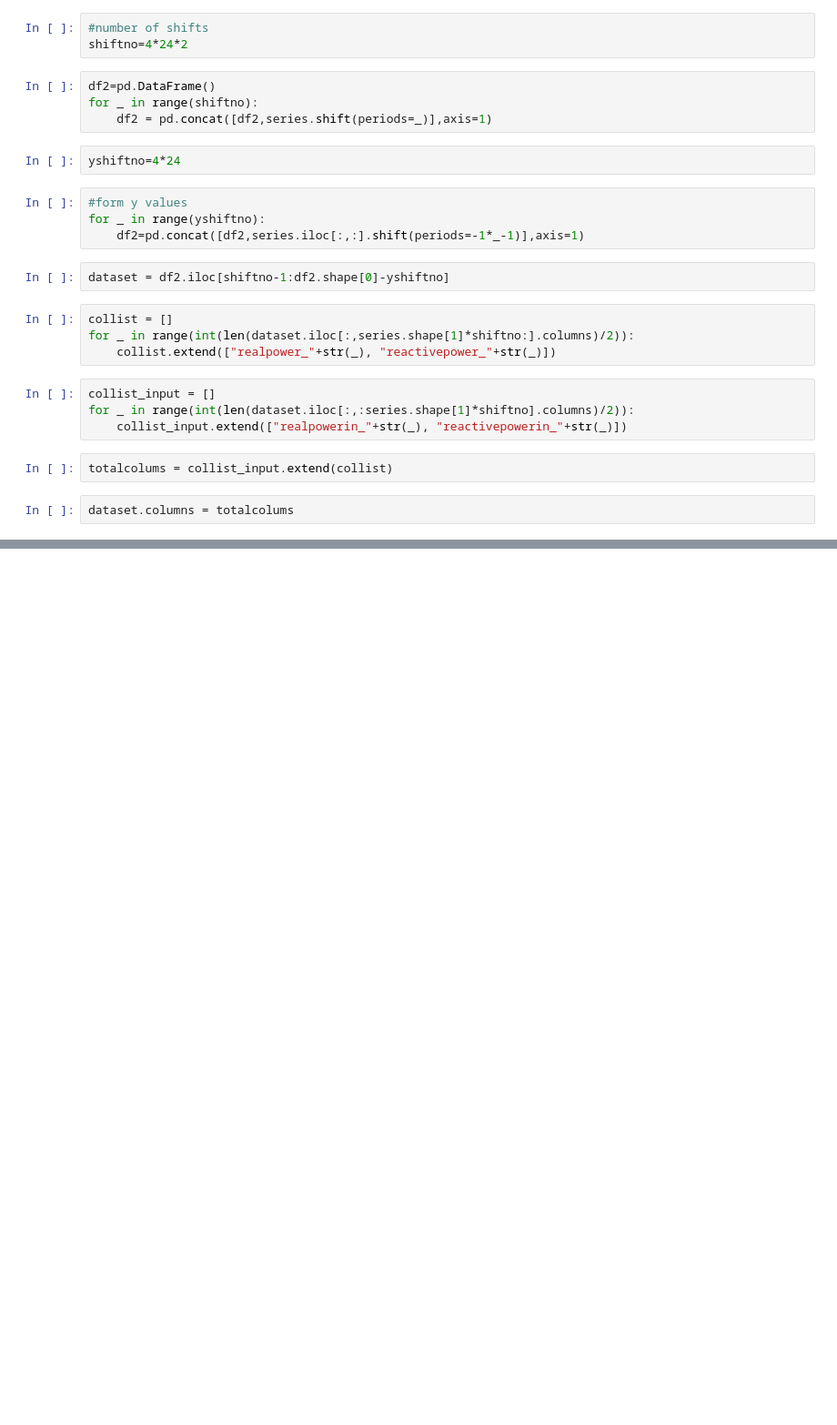
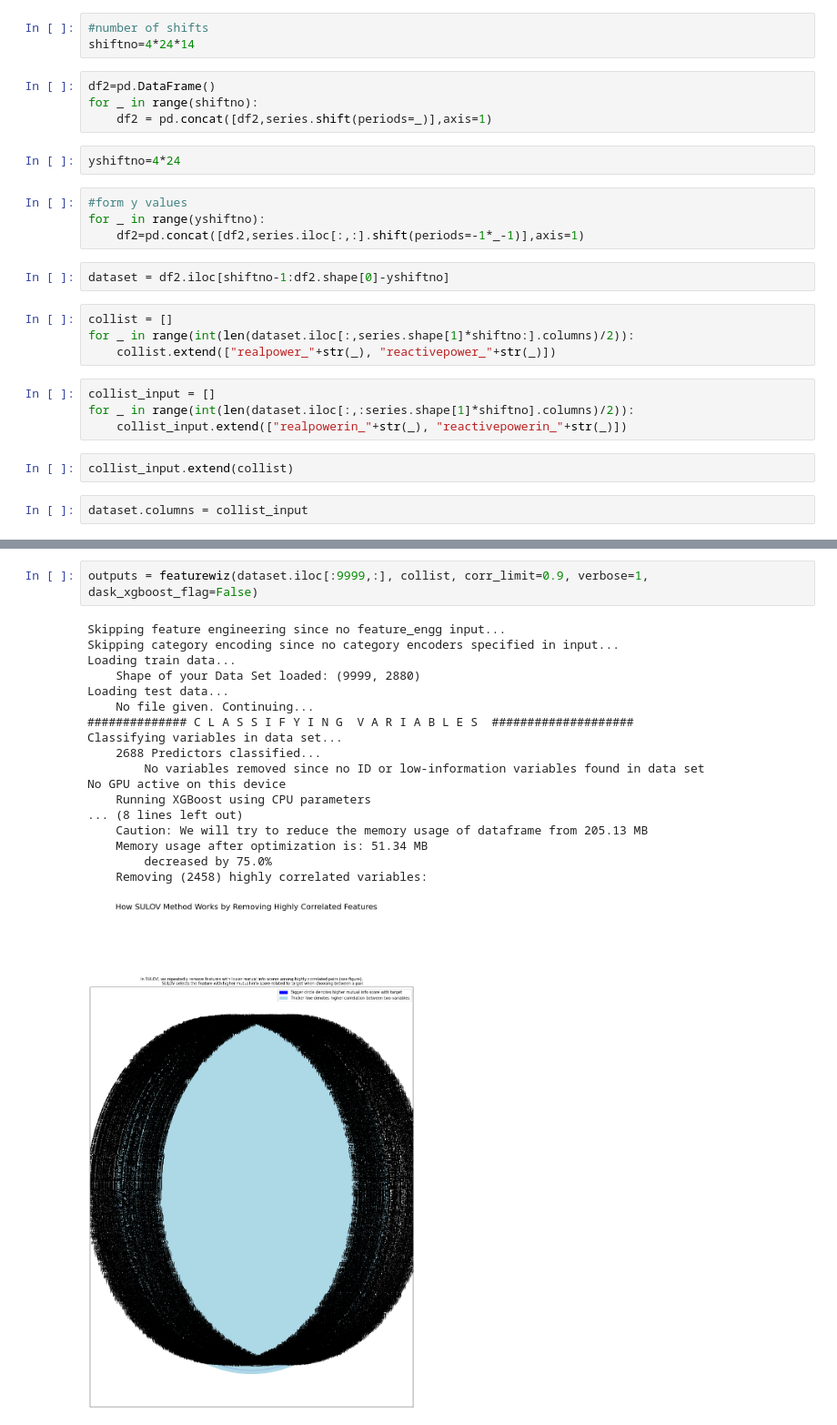
Before and after one commit to arjay55/CS280_mini_proj_experiments, a Jupyter notebook: feature_selection_try.ipynb, the cells around one changed output, grey strips where cells are left out. Shown at 91% size. Drawn from its saved outputs; the diff is of its cells as text; blank space fills up the shorter version.

```diff
--- a/feature_selection_try.ipynb
+++ b/feature_selection_try.ipynb
@@ -4,7 +6,7 @@ import pandas as pd
 series = pd.read_csv('ProcessedDataCenterHall.csv', header=0, index_col=0, parse_dates=True, squeeze=True)
 # %%
 #number of shifts
-shiftno=4*24*2
+shiftno=4*24*14
 # %%
 df2=pd.DataFrame()
 for _ in range(shiftno):
@@ -26,6 +28,6 @@ collist_input = []
 for _ in range(int(len(dataset.iloc[:,:series.shape[1]*shiftno].columns)/2)):
     collist_input.extend(["realpowerin_"+str(_), "reactivepowerin_"+str(_)])
 # %%
-totalcolums = collist_input.extend(collist)
+collist_input.extend(collist)
 # %%
-dataset.columns = totalcolums
+dataset.columns = collist_input
@@ -35,0 +42,21 @@ totalcolums
+# %%
+outputs = featurewiz(dataset.iloc[:9999,:], collist, corr_limit=0.9, verbose=1, dask_xgboost_flag=False)
+# %% [output]
+Skipping feature engineering since no feature_engg input...
+Skipping category encoding since no category encoders specified in input...
+Loading train data...
+    Shape of your Data Set loaded: (9999, 2880)
+Loading test data...
+    No file given. Continuing...
+############## C L A S S I F Y I N G  V A R I A B L E S  ####################
+Classifying variables in data set...
+    2688 Predictors classified...
+        No variables removed since no ID or low-information variables found in data set
+No GPU active on this device
+    Running XGBoost using CPU parameters
+... (8 lines left out)
+    Caution: We will try to reduce the memory usage of dataframe from 205.13 MB
+    Memory usage after optimization is: 51.34 MB
+        decreased by 75.0%
+    Removing (2458) highly correlated variables:
+[figure, added]
```
Also changed, not shown: parts of 8 cells of this notebook, 2 other files.
